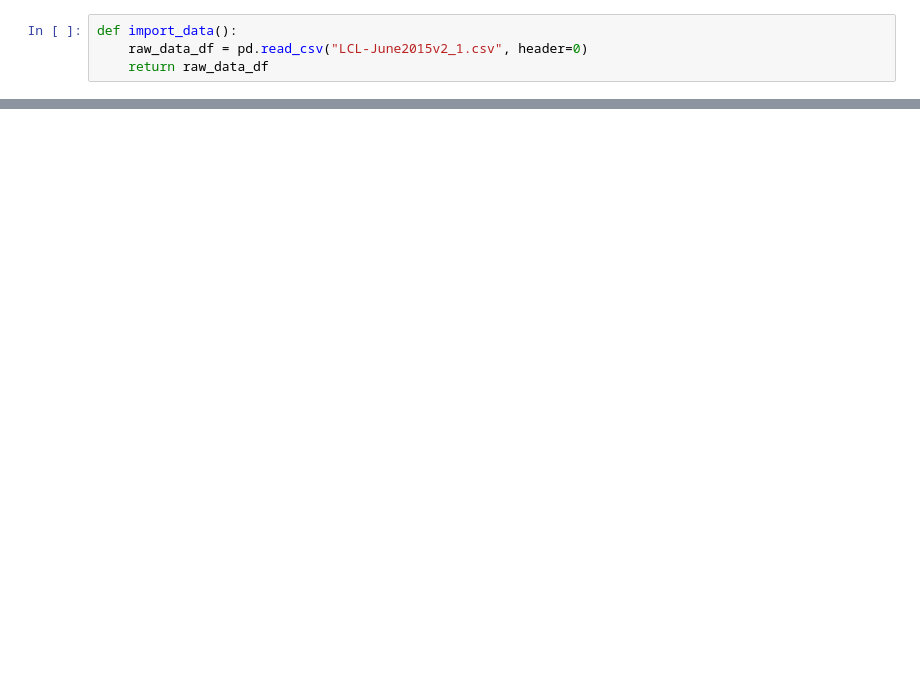
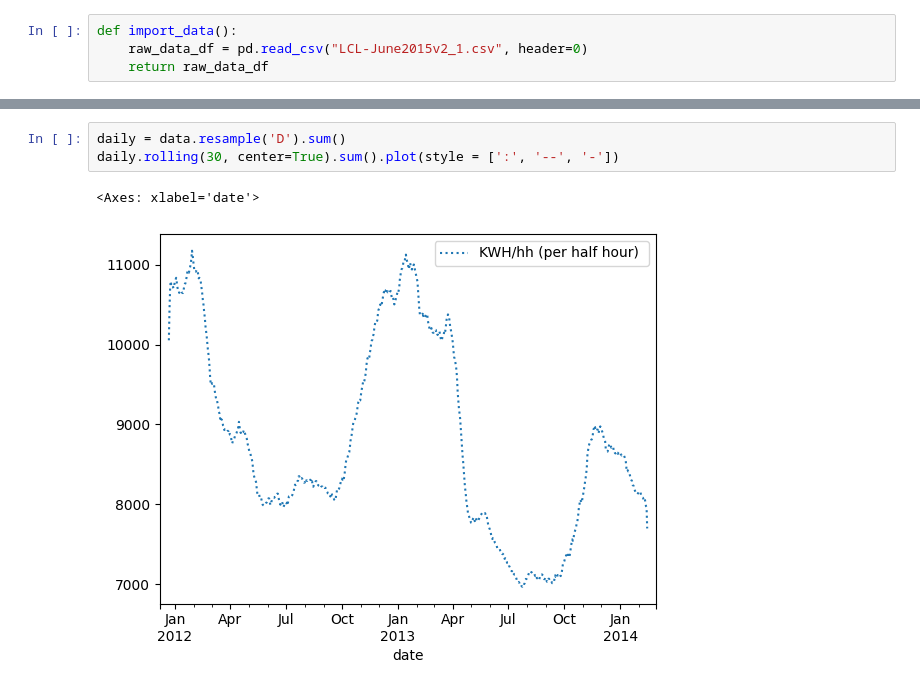
Before and after one commit to YXWU2014/energy-forecasting-time-series-model, a Jupyter notebook: energy-forecasting.ipynb, the cells around one changed output, grey strips where cells are left out. Saved outputs shown, nothing was run; the diff lists cells and outputs as text; blank space fills up the shorter version.

```diff
--- a/energy-forecasting.ipynb
+++ b/energy-forecasting.ipynb
@@ -26,0 +52,6 @@ data.head()
+# %%
+daily = data.resample('D').sum()
+daily.rolling(30, center=True).sum().plot(style = [':', '--', '-'])
+# %% [output]
+<Axes: xlabel='date'>
+[figure, added]
```
Also changed, not shown: parts of 17 cells of this notebook.
